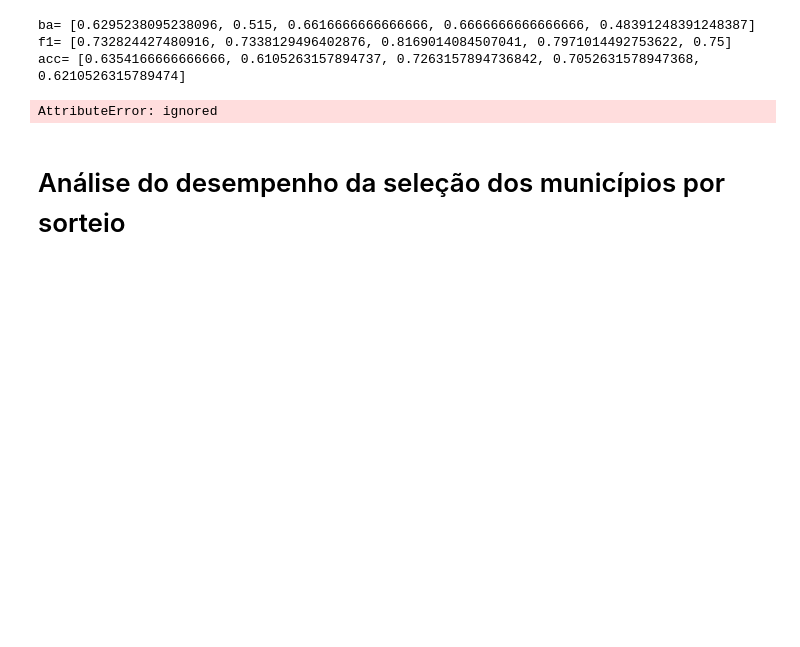
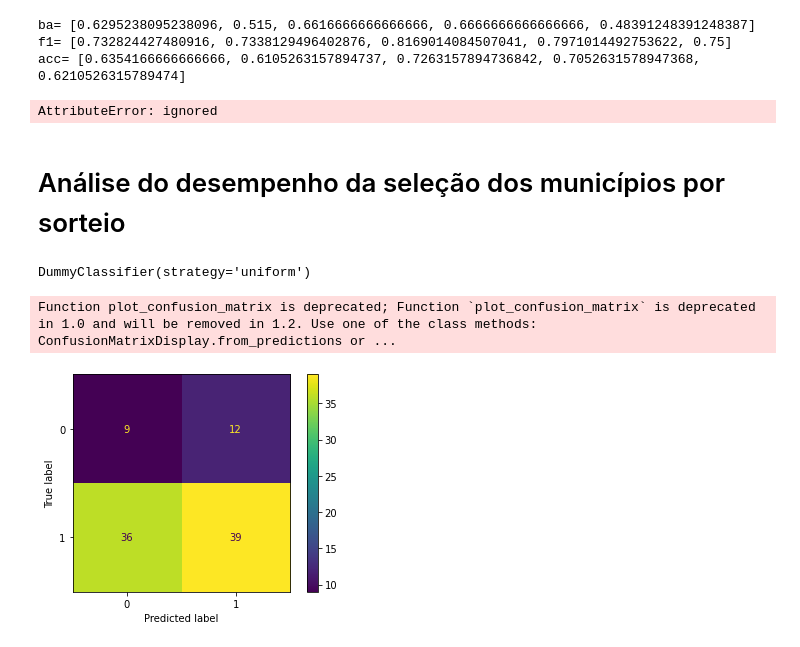
Before and after one commit to paulorobertolds/Bootcamp_corruption, a Jupyter notebook: Copy_of_Cópia_de_Análise_do_projeto_com_Voting_Gridsearch_Baysean_Over_sampling.ipynb, the cells around one changed output. Saved outputs shown, nothing was run; the diff lists cells and outputs as text; code cells hidden in the pictures; blank space fills up the shorter version.

```diff
--- a/Copy_of_Cópia_de_Análise_do_projeto_com_Voting_Gridsearch_Baysean_Over_sampling.ipynb
+++ b/Copy_of_Cópia_de_Análise_do_projeto_com_Voting_Gridsearch_Baysean_Over_sampling.ipynb
@@ -687,25 +641,0 @@ estimators = [
-# %%
-from sklearn.metrics import confusion_matrix
-import seaborn as sns
-import matplotlib.pyplot as plt
-import numpy as np
-from sklearn.model_selection import cross_validate
-
-vot = VotingClassifier(
-    estimators=estimators, n_jobs=-1, verbose=True, voting='soft',weights=[1,1,1,1,1]
-    )
-
-vot.fit(X_resampled,y_resampled)
-
-# Matriz de confusão para o Stacking com o Logistic Regression como final estimator
-cm = confusion_matrix(y_test, vot.predict(X_test))
-ax= plt.subplot()
-sns.heatmap(cm, annot=True, ax = ax) #annot=True to annotate cells
-
-# labels, title and ticks
-ax.set_xlabel('Predicted labels')
-ax.set_ylabel('True labels')
-ax.set_title('Ensemble (Voting Classifier)')
-ax.xaxis.set_ticklabels(['baixo', 'alto'])
-ax.yaxis.set_ticklabels(['alto', 'baixo'])
-plt.show();
@@ -850,3 +727,15 @@ print('acc_mean',acc.mean)
 AttributeError: ignored
 # %% [markdown]
 # Análise do desempenho da seleção dos municípios por sorteio
+# %%
+from sklearn.dummy import DummyClassifier
+dummy_clf = DummyClassifier(strategy="uniform")
+dummy_clf.fit(X_resampled,y_resampled)
+# %% [output]
+DummyClassifier(strategy='uniform')
+# %%
+from sklearn.metrics import plot_confusion_matrix
+plot_confusion_matrix(dummy_clf, X_test, y_test, values_format='d');
+# %% [output]
+Function plot_confusion_matrix is deprecated; Function `plot_confusion_matrix` is deprecated in 1.0 and will be removed in 1.2. Use one of the class methods: ConfusionMatrixDisplay.from_predictions or ...
+[figure, added]
```
Also changed, not shown: parts of 29 cells of this notebook.
